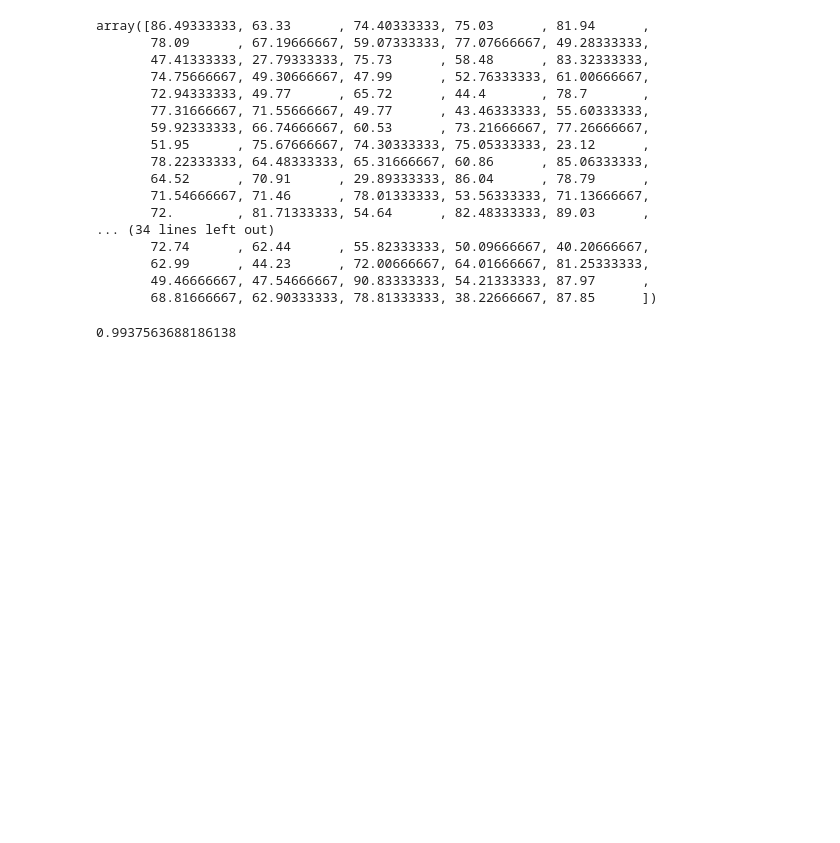
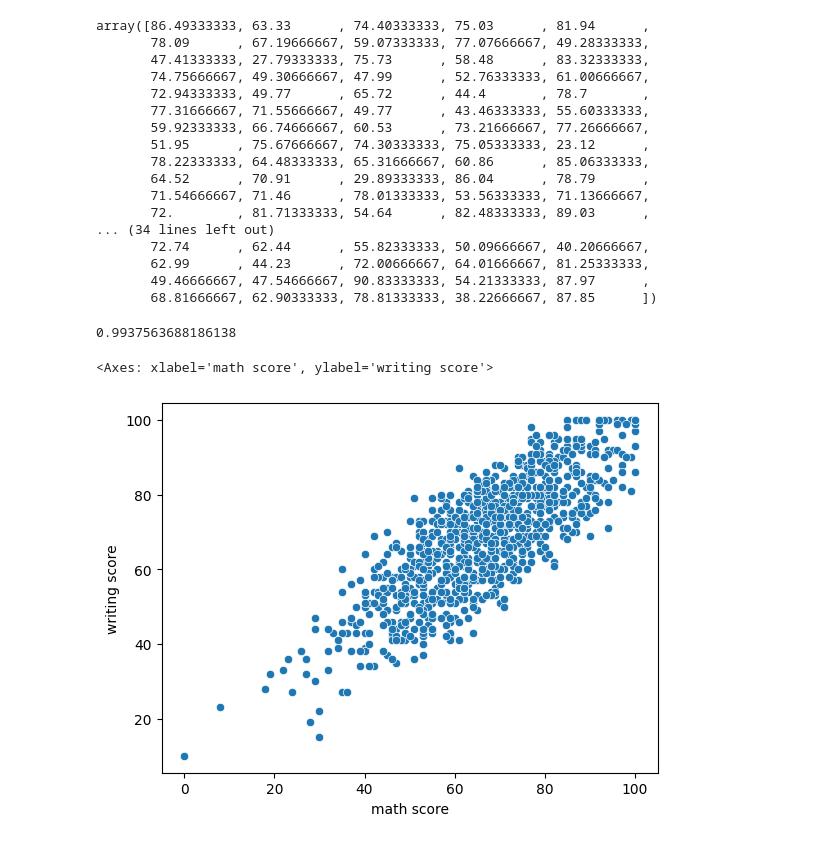
Before and after one commit to tinkam17/Stock-prediction-model, a Jupyter notebook: STUDENTS_PERFORMANCE.ipynb, the cells around one changed output. Saved outputs shown, nothing was run; the diff lists cells and outputs as text; code cells hidden in the pictures; blank space fills up the shorter version.

```diff
--- a/STUDENTS_PERFORMANCE.ipynb
+++ b/STUDENTS_PERFORMANCE.ipynb
@@ -284,3 +284,8 @@ from sklearn.metrics import r2_score
 print(r2_score(predictions,y_test))
 # %% [output]
 0.9937563688186138
+# %%
+sns.scatterplot(x=df['math score'], y=df['writing score'])
+# %% [output]
+<Axes: xlabel='math score', ylabel='writing score'>
+[figure, added]
```
Also changed, not shown: parts of 3 cells of this notebook.
